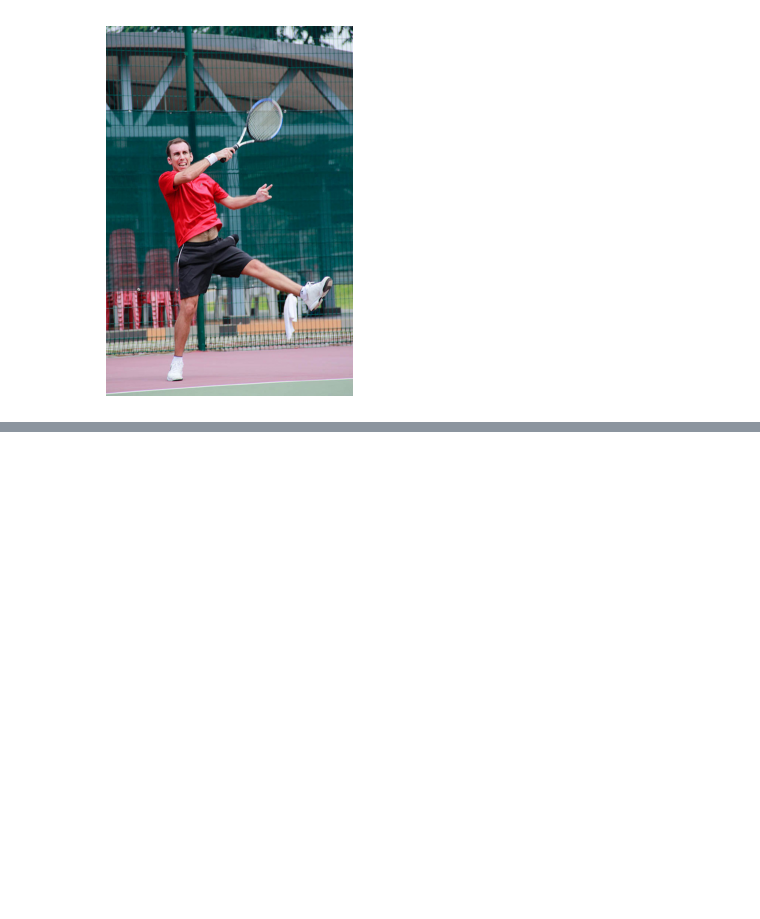
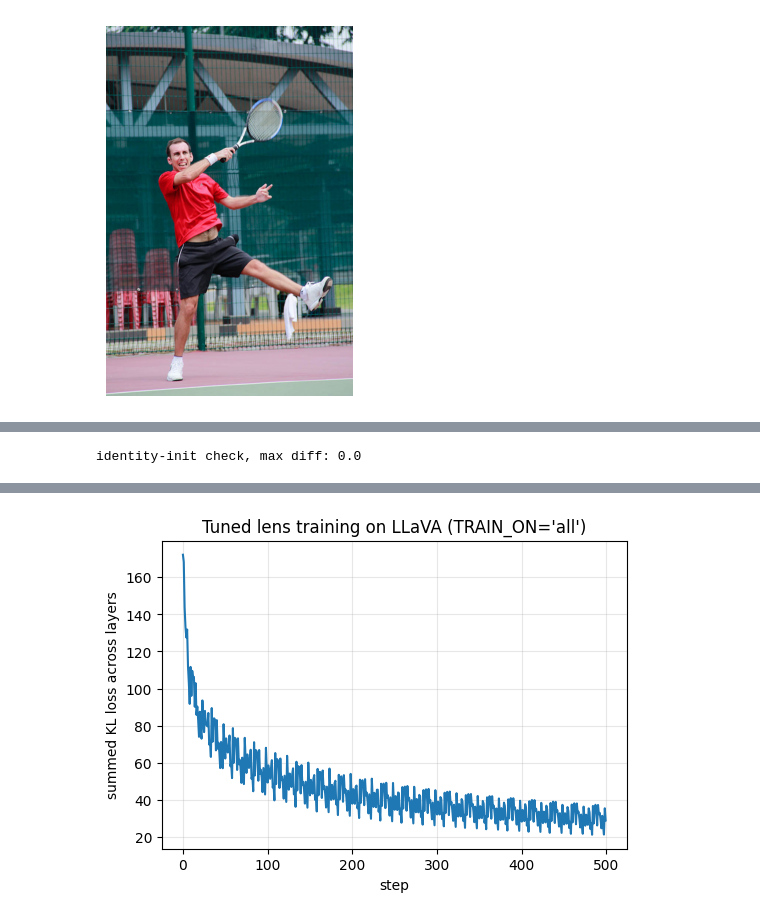
Before and after one commit to Rohanrbharadwaj/VLM-Interpretability, a Jupyter notebook: tuned_lens_llava.ipynb, the cells around one changed output, grey strips where cells are left out. Saved outputs shown, nothing was run; the diff lists cells and outputs as text; code cells hidden in the pictures; blank space fills up the shorter version.

Commit message:
Kaggle Notebook | tuned_lens_llava | trained translators

```diff
--- a/tuned_lens_llava.ipynb
+++ b/tuned_lens_llava.ipynb
@@ -77,0 +120,69 @@ training on 25 sampled images
+# %%
+sample_inputs = build_inputs(preview_image)
+with torch.no_grad():
+    sample_outputs = model(**sample_inputs, output_hidden_states=True)
+
+check_layer = 3
+h = sample_outputs.hidden_states[check_layer][0, -1, :].to(lm_head.weight.device)
+
+plain_logits = lm_head(ln_f(h))
+translated_logits = lm_head(ln_f(translators.layers[check_layer](h)))
+
+diff = (plain_logits.float() - translated_logits.float()).abs().max().item()
+print("identity-init check, max diff:", diff)
+assert diff < 1e-2, "Untrained translator doesn't match plain logit lens -- check identity init."
+# %% [output]
+identity-init check, max diff: 0.0
+# %%
+def translator_loss(translator, h, target_probs, ln_f, lm_head):
+    """KL(target_probs || translated distribution) -- unchanged from Day 3."""
+    translated_logits = lm_head(ln_f(translator(h)))
+    translated_log_probs = F.log_softmax(translated_logits.float(), dim=-1)
+    return F.kl_div(translated_log_probs, target_probs.float(), reduction="batchmean")
+# %%
+translator_device = next(translators.parameters()).device
+
+optimizer = torch.optim.SGD(translators.parameters(), lr=0.1, momentum=0.0)
+NUM_EPOCHS = 20
+
+loss_curve = []
+step = 0
+for epoch in range(NUM_EPOCHS):
+    for path in IMAGE_PATHS:
+        image = load_image(path)
+        inputs = build_inputs(image)
+
+        with torch.no_grad():
+            outputs = model(**inputs, output_hidden_states=True)
+            target_probs_full = F.softmax(outputs.logits.float(), dim=-1)
+
+        image_token_id = model.config.image_token_index
+        image_token_positions = (inputs["input_ids"][0] == image_token_id).nonzero(as_tuple=True)[0]
+        positions = select_training_positions(inputs["input_ids"][0], image_token_positions, TRAIN_ON)
+
+        optimizer.zero_grad()
+        total_loss_value = 0.0
+        for i in range(n_layer):
+            h = outputs.hidden_states[i][0, positions, :].to(translator_device)
+            target_probs = target_probs_full[0, positions, :].to(translator_device)
+            layer_loss = translator_loss(translators.layers[i], h, target_probs, ln_f, lm_head)
+            layer_loss.backward()
+            total_loss_value += layer_loss.item()
+
+        torch.nn.utils.clip_grad_norm_(translators.parameters(), max_norm=1.0)
+        optimizer.step()
+
+        loss_curve.append(total_loss_value)
+        if step % 5 == 0:
+            print(f"step {step} (epoch {epoch}): total loss {total_loss_value:.4f}")
+        step += 1
+
+plt.figure(figsize=(6, 4))
+plt.plot(loss_curve)
+plt.xlabel("step")
+plt.ylabel("summed KL loss across layers")
+plt.title(f"Tuned lens training on LLaVA (TRAIN_ON={TRAIN_ON!r})")
+plt.grid(alpha=0.3)
+plt.savefig("/kaggle/working/day4_training_loss.png", dpi=150, bbox_inches="tight")
+plt.show()
+# %% [output]
@@ -77,0 +206 @@ training on 25 sampled images
+[figure, added]
```
Also changed, not shown: parts of 5 cells of this notebook.
